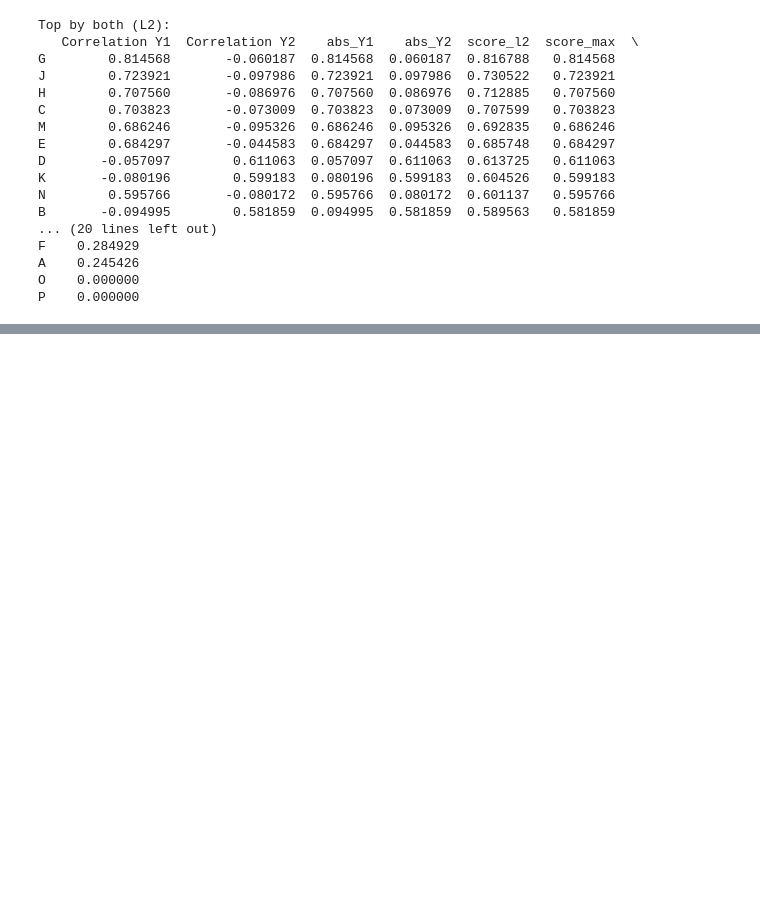
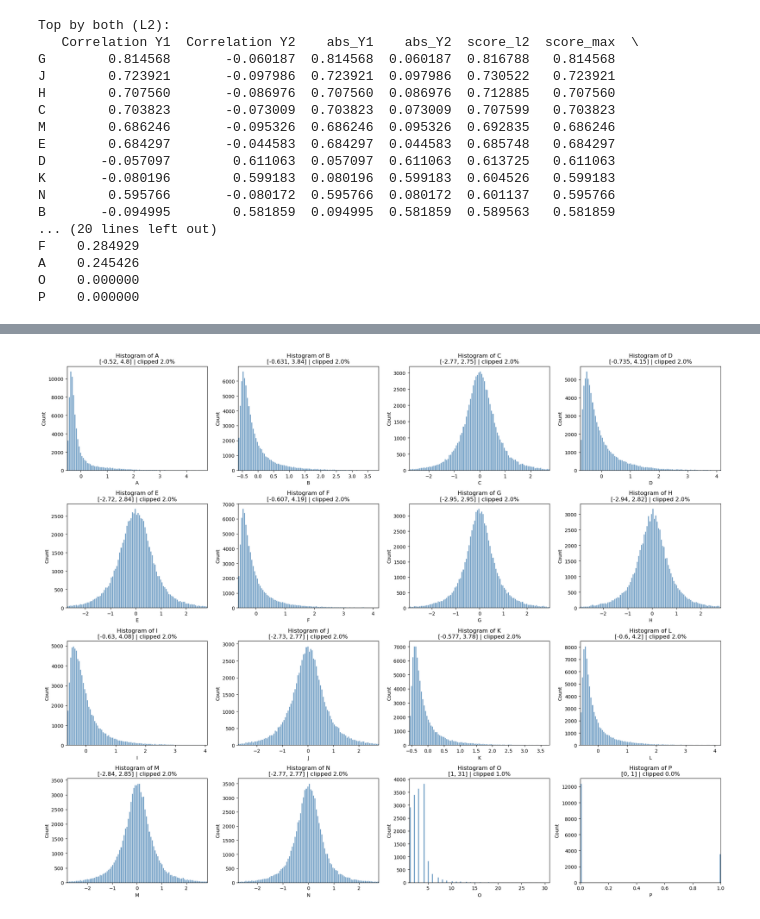
Before and after one commit to maurosuetta/QuantChallenge-2025, a Jupyter notebook: research.ipynb, the cells around one changed output, grey strips where cells are left out. Saved outputs shown, nothing was run; the diff lists cells and outputs as text; code cells hidden in the pictures; blank space fills up the shorter version.

Commit message:
non-linear correlations + histograms
implemented non-linear correlations instead of pearson correlation, and histograms to see distribution of the data for each column

```diff
--- a/research.ipynb
+++ b/research.ipynb
@@ -203,0 +315,47 @@ P    0.000000
+# %%
+feature_cols = [c for c in merged_data.columns if c not in ['Y1','Y2']]
+n = len(feature_cols)
+cols = 4
+rows = math.ceil(n / cols)
+fig, axes = plt.subplots(rows, cols, figsize=(20, 4 * rows))
+axes = axes.flatten() if isinstance(axes, np.ndarray) else [axes]
+
+# Parameters you can tune
+bins = 100                 # number of histogram bins
+clip_mode = 'quantile'     # 'quantile' or 'iqr'
+q_low, q_high = 0.01, 0.99 # keep central 98% by default
+iqr_k = 1.5                # Tukey rule multiplier if using 'iqr'
+
+for i, col in enumerate(feature_cols):
+    ax = axes[i]
+    # Coerce to numeric in case of mixed types; drop NaNs
+    s = pd.to_numeric(merged_data[col], errors='coerce').dropna()
+    if s.empty:
+        ax.set_visible(False)
+        continue
+    # Determine clipping bounds
+    if clip_mode == 'quantile':
+        low, high = s.quantile(q_low), s.quantile(q_high)
+    else:
+        q1, q3 = s.quantile(0.25), s.quantile(0.75)
+        iqr = q3 - q1
+        low, high = q1 - iqr_k * iqr, q3 + iqr_k * iqr
+    s_clipped = s[(s >= low) & (s <= high)]
+    clipped_pct = 0.0 if len(s) == 0 else 100.0 * (1.0 - len(s_clipped) / len(s))
+    ax.hist(s_clipped, bins=bins, color='steelblue', alpha=0.8, edgecolor='white')
+    ax.set_title(f'Histogram of {col}\n[{low:.3g}, {high:.3g}] | clipped {clipped_pct:.1f}%')
+    ax.set_xlabel(col)
+    ax.set_ylabel('Count')
+    ax.set_xlim(low, high)
+    # Uncomment to see tails while keeping readability:
+    # ax.set_yscale('log')
+
+# Remove any unused subplots
+used = len(feature_cols)
+for j in range(used, len(axes)):
+    fig.delaxes(axes[j])
+
+plt.tight_layout()
+plt.show()
+# %% [output]
+[figure, added]
```
Also changed, not shown: parts of 5 cells of this notebook.
